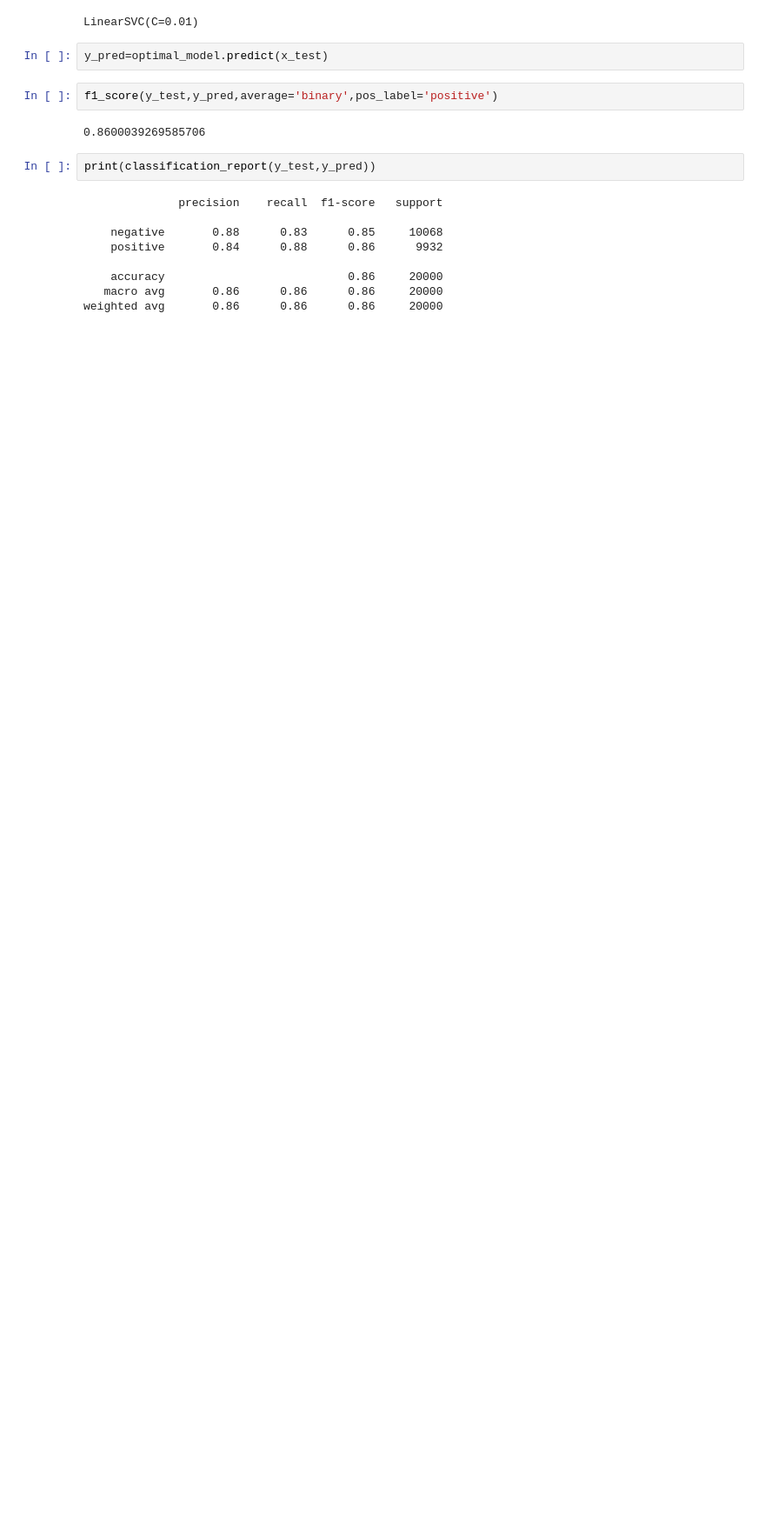
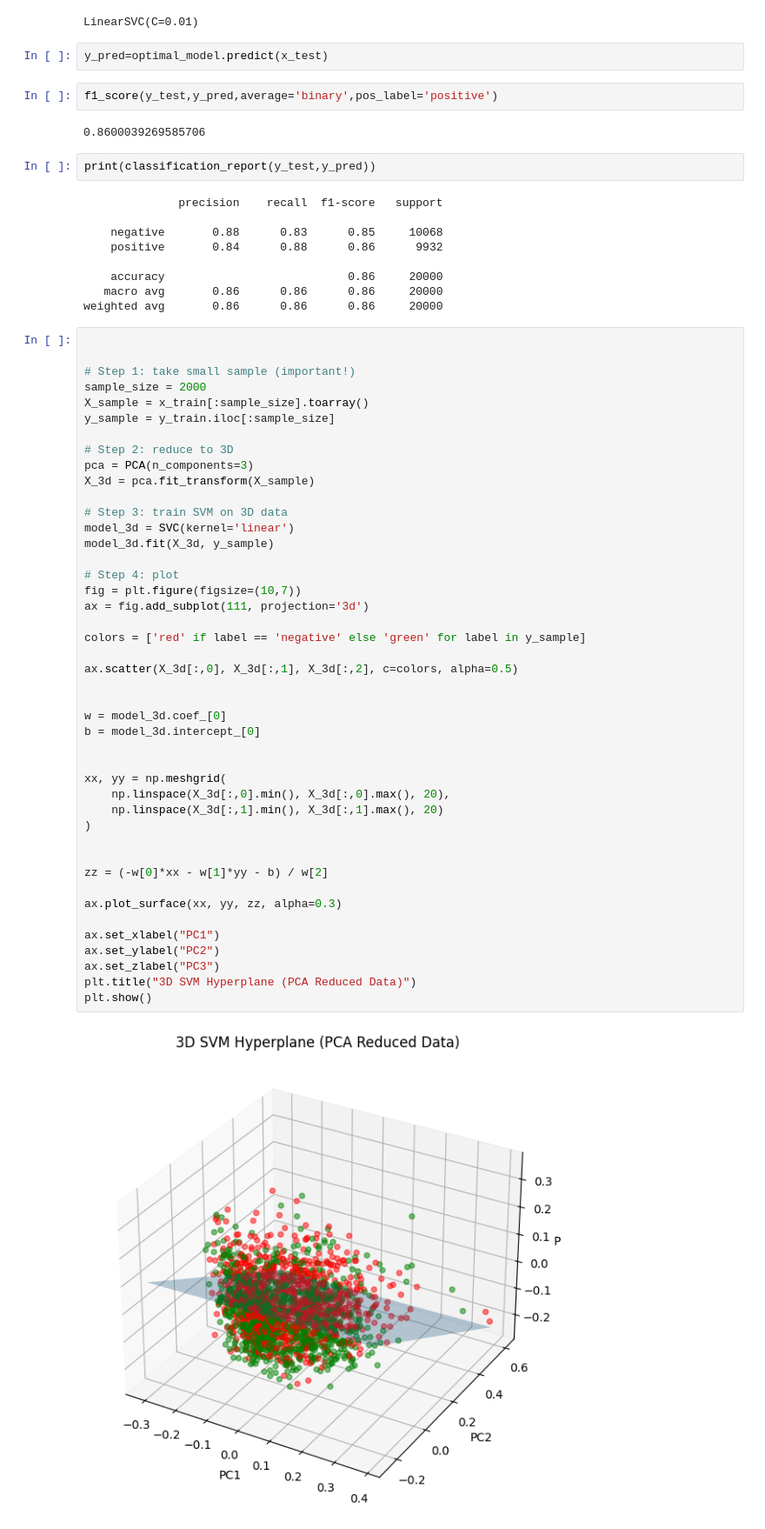
Before and after one commit to Bhuwan-24/Sentiment-Analysis, a Jupyter notebook: code.ipynb, the cells around one changed output. Shown at 87% size. Cells and saved outputs as stored; diff of their text form; blank space fills up the shorter version.

```diff
--- a/code.ipynb
+++ b/code.ipynb
@@ -104,3 +105,49 @@ print(classification_report(y_test,y_pred))
     accuracy                           0.86     20000
    macro avg       0.86      0.86      0.86     20000
 weighted avg       0.86      0.86      0.86     20000
+# %%
+
+
+# Step 1: take small sample (important!)
+sample_size = 2000
+X_sample = x_train[:sample_size].toarray()
+y_sample = y_train.iloc[:sample_size]
+
+# Step 2: reduce to 3D
+pca = PCA(n_components=3)
+X_3d = pca.fit_transform(X_sample)
+
+# Step 3: train SVM on 3D data
+model_3d = SVC(kernel='linear')
+model_3d.fit(X_3d, y_sample)
+
+# Step 4: plot
+fig = plt.figure(figsize=(10,7))
+ax = fig.add_subplot(111, projection='3d')
+
+colors = ['red' if label == 'negative' else 'green' for label in y_sample]
+
+ax.scatter(X_3d[:,0], X_3d[:,1], X_3d[:,2], c=colors, alpha=0.5)
+
+
+w = model_3d.coef_[0]
+b = model_3d.intercept_[0]
+
+
+xx, yy = np.meshgrid(
+    np.linspace(X_3d[:,0].min(), X_3d[:,0].max(), 20),
+    np.linspace(X_3d[:,1].min(), X_3d[:,1].max(), 20)
+)
+
+
+zz = (-w[0]*xx - w[1]*yy - b) / w[2]
+
+ax.plot_surface(xx, yy, zz, alpha=0.3)
+
+ax.set_xlabel("PC1")
+ax.set_ylabel("PC2")
+ax.set_zlabel("PC3")
+plt.title("3D SVM Hyperplane (PCA Reduced Data)")
+plt.show()
+# %% [output]
+[figure, added]
```
Also changed, not shown: parts of 1 cell of this notebook, 1 other file.
